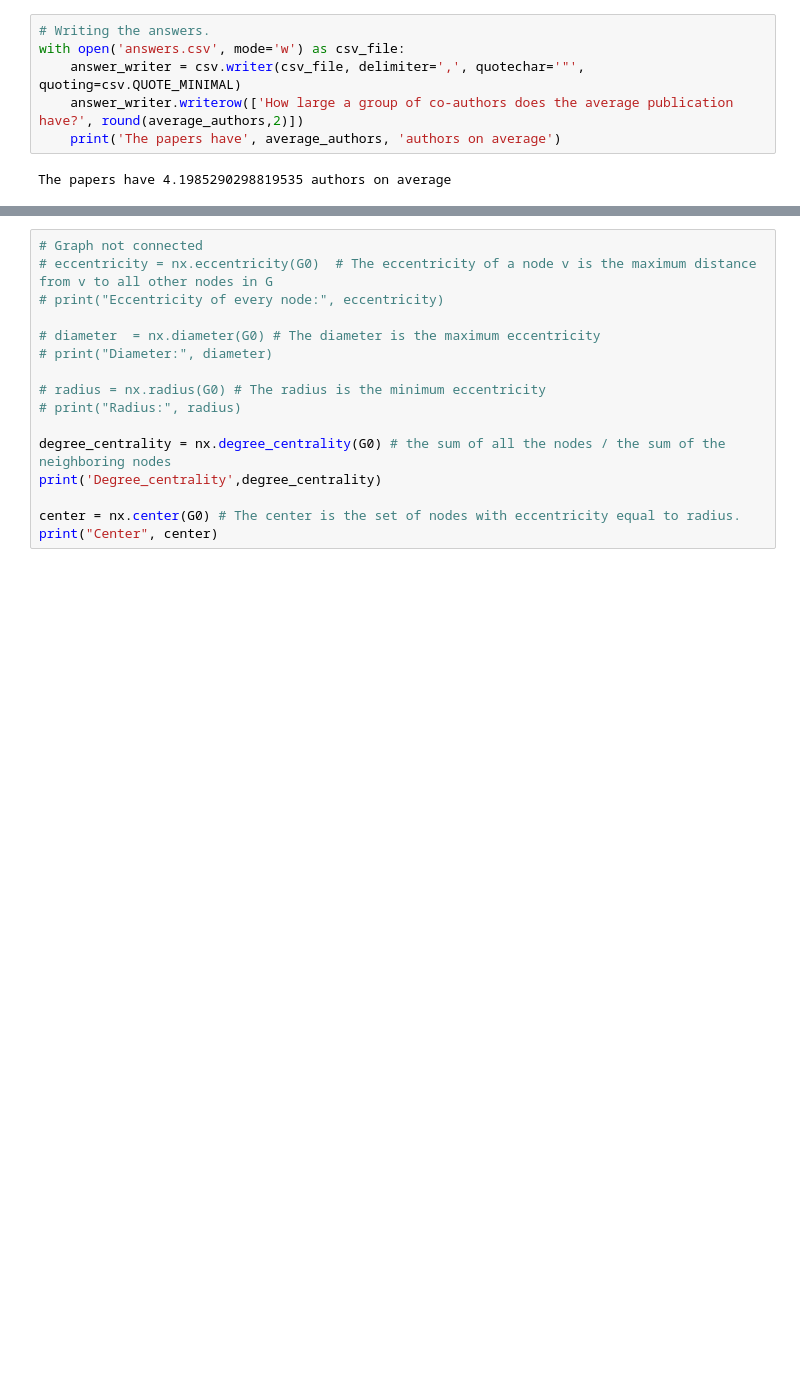
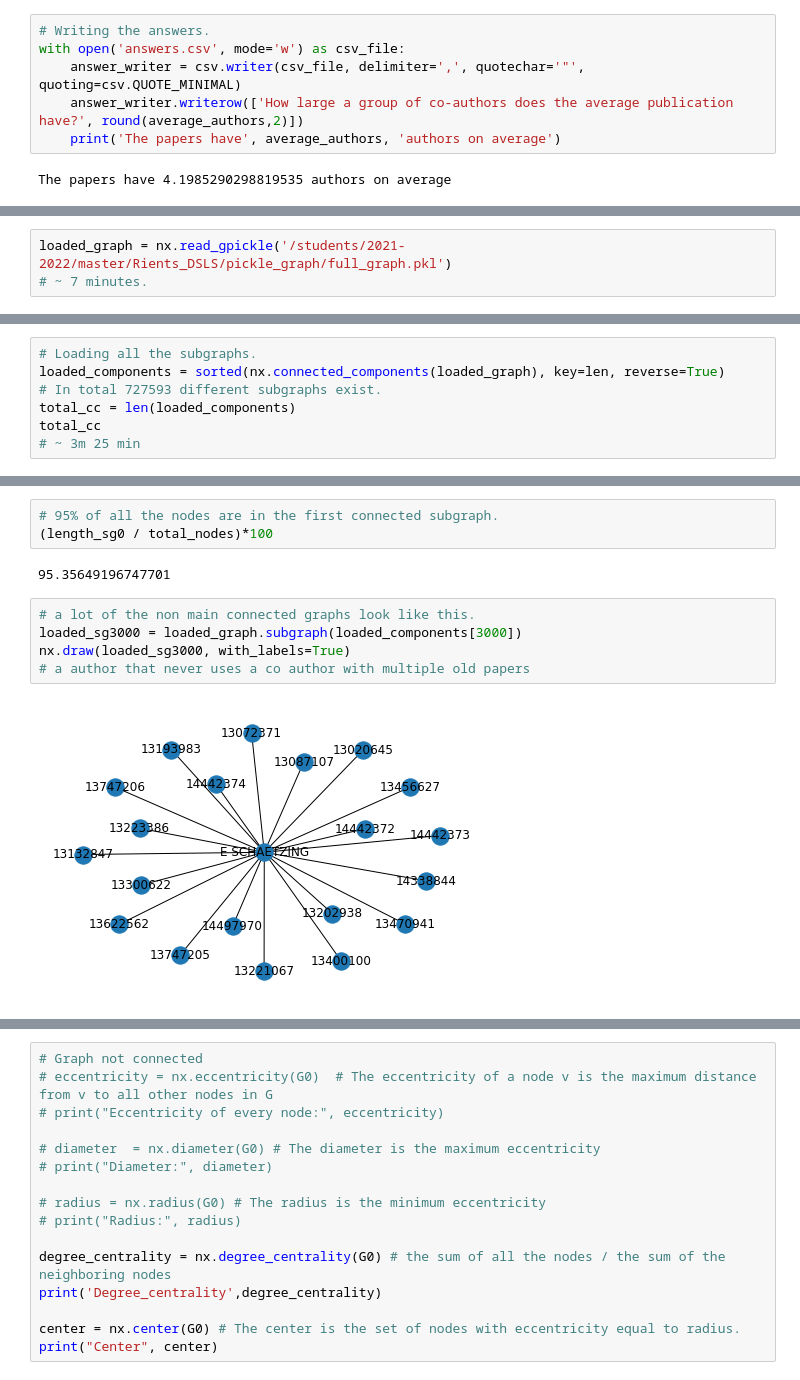
Before and after one commit to rients2/Programming3, a Jupyter notebook: Assignment6/assignment6.ipynb, the cells around one changed output, grey strips where cells are left out. Cells and saved outputs as stored; diff of their text form; blank space fills up the shorter version.

```diff
--- a/Assignment6/assignment6.ipynb
+++ b/Assignment6/assignment6.ipynb
@@ -94,0 +100,3 @@ The papers have 4.1985290298819535 authors on average
+# %%
+loaded_graph = nx.read_gpickle('/students/2021-2022/master/Rients_DSLS/pickle_graph/full_graph.pkl')
+# ~ 7 minutes.
@@ -94,0 +106,7 @@ The papers have 4.1985290298819535 authors on average
+# %%
+# Loading all the subgraphs.
+loaded_components = sorted(nx.connected_components(loaded_graph), key=len, reverse=True)
+# In total 727593 different subgraphs exist.
+total_cc = len(loaded_components)
+total_cc
+# ~ 3m 25 min
@@ -94,0 +128,12 @@ The papers have 4.1985290298819535 authors on average
+# %%
+# 95% of all the nodes are in the first connected subgraph.
+(length_sg0 / total_nodes)*100
+# %% [output]
+95.35649196747701
+# %%
+# a lot of the non main connected graphs look like this.
+loaded_sg3000 = loaded_graph.subgraph(loaded_components[3000])
+nx.draw(loaded_sg3000, with_labels=True)
+# a author that never uses a co author with multiple old papers
+# %% [output]
+[figure, added]
```
Also changed, not shown: parts of 38 cells of this notebook, 2 other files.
